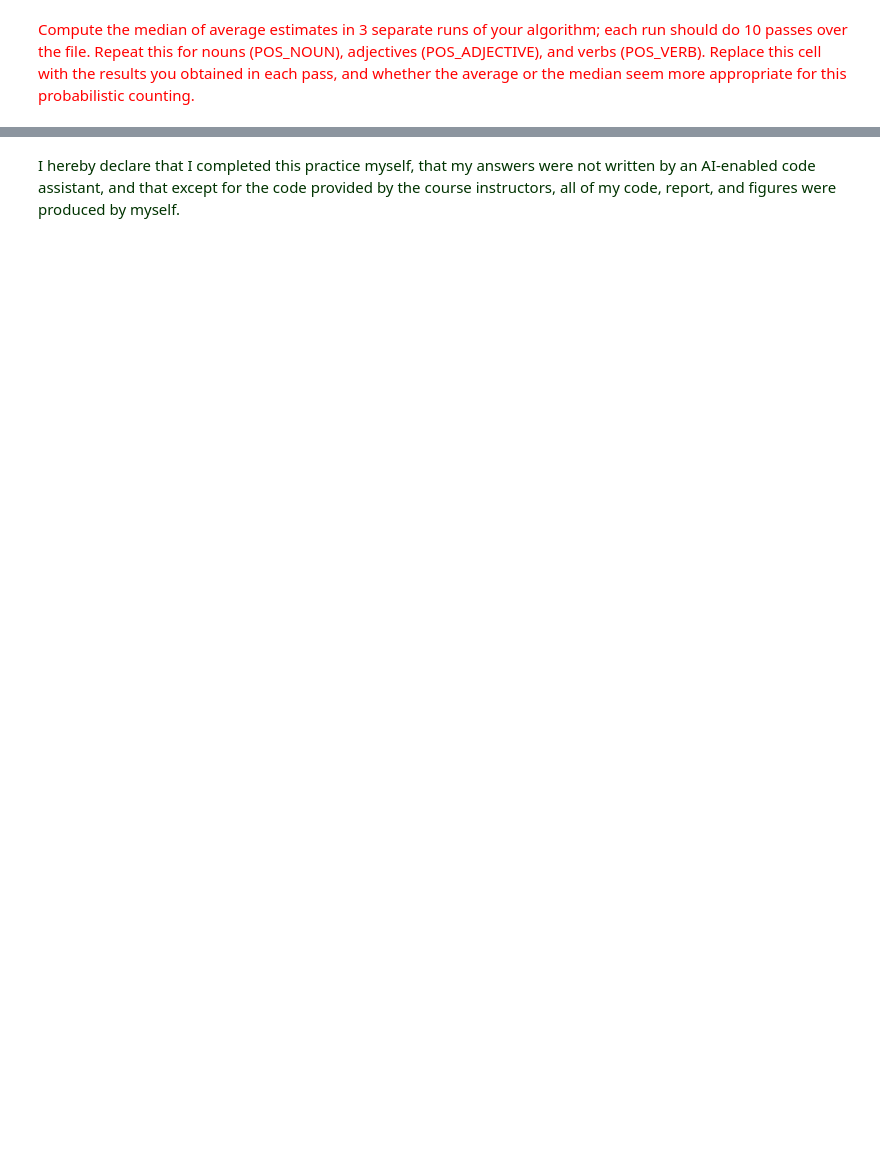
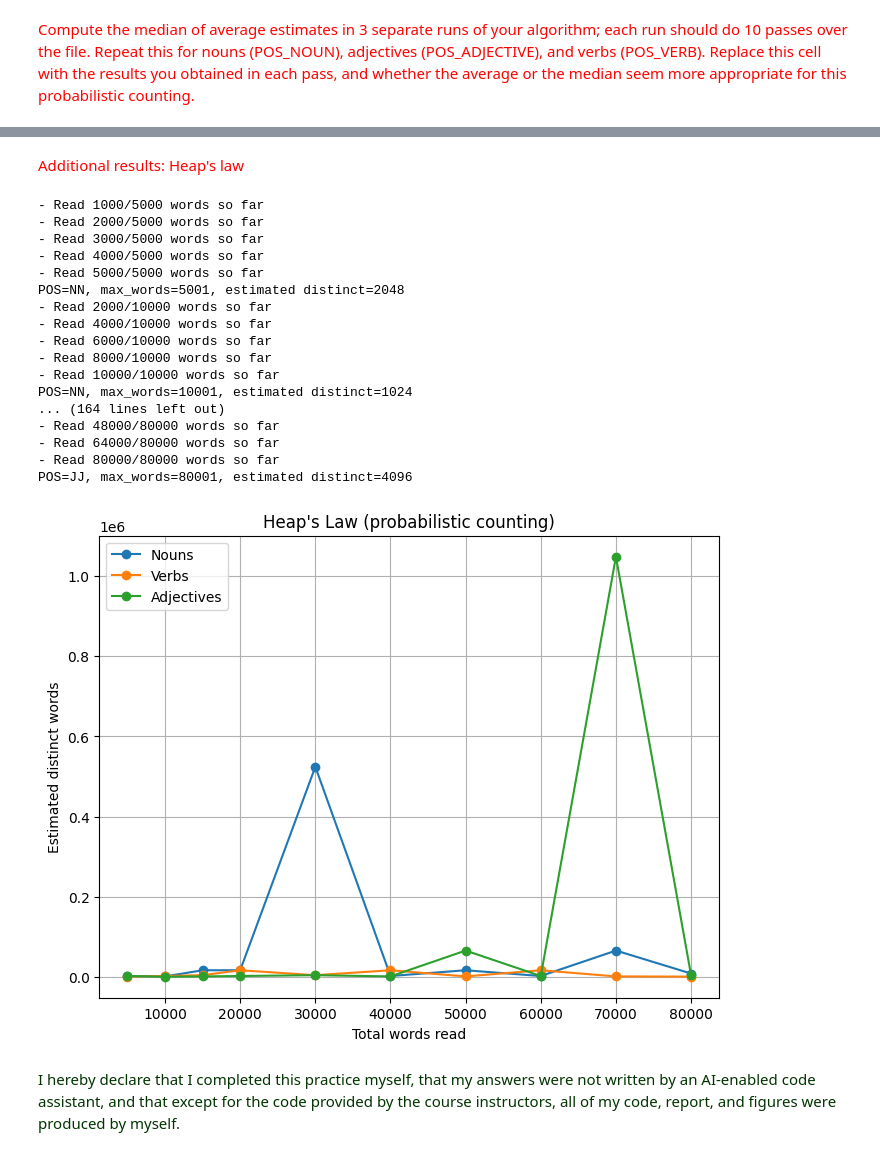
Before and after one commit to zsykk/datamining_2nd, a Jupyter notebook: ps08_data_streams.ipynb, the cells around one changed output, grey strips where cells are left out. Saved outputs shown, nothing was run; the diff lists cells and outputs as text; code cells hidden in the pictures; blank space fills up the shorter version.

```diff
--- a/ps08_data_streams.ipynb
+++ b/ps08_data_streams.ipynb
@@ -404,0 +289,17 @@ for i in range(number_of_passes):
+# %%
+number_of_passes = 5
+estimates = []
+
+for i in range(number_of_passes):
+    # YOUR_CODE_HERE: read the file and generate an estimate
+    userids = read_userids(INPUT_FILE)
+    max_trailing_zeros = 0
+    hash_function = random_hash_function() # hash function for each pass
+
+    for userid in userids:
+        hash_val = hash_function(userid)
+        num_zeros = count_trailing_zeroes(hash_val)
+        max_trailing_zeros = max(max_trailing_zeros, num_zeros)
+    estimate = 2 ** max_trailing_zeros
+    estimates.append(estimate)
+    print("Estimate on pass %d: %d distinct words" % (i+1, estimate))
@@ -436,2 +449,65 @@ Please note that using probabilistic counting means a substantial amount of nois
+# %% [markdown]
+<font size="+2" color="red">Additional results: Heap's law</font>
+# %%
+import matplotlib.pyplot as plt
+
+def heaps_law_experiment(pos_tag, max_words_list):
+    distinct_estimates = []
+
+    for max_words in max_words_list:
+        hash_function = random_hash_function()
+        max_trailing_zeros = 0
+        words_read_count = 0
+        words_read = read_by_parts_of_speech(INPUT_FILE, pos_tag, max_words)
+
+        for word in words_read:
+            words_read_count += 1
+            hash_val = hash_function(word)
+            num_zeros = count_trailing_zeroes(hash_val)
+            max_trailing_zeros = max(max_trailing_zeros, num_zeros)
+
+        estimate = 2 ** max_trailing_zeros
+        distinct_estimates.append((words_read_count, estimate))
+        print(f"POS={pos_tag}, max_words={words_read_count}, estimated distinct={estimate}")
+
+    return list(distinct_estimates)
+
+max_words = [5000, 10000, 15000, 20000, 30000, 40000, 50000, 60000, 70000, 80000]
+# max_words = [5000, 10000, 30000]
+pos_tags = {'Nouns': POS_NOUN, 'Verbs': POS_VERB, 'Adjectives': POS_ADJECTIVE}
+
+# --- Experiment & Plot ---
+plt.figure(figsize=(8,6))
+
+for label, pos_tag in pos_tags.items():
+    estimates = heaps_law_experiment(pos_tag, max_words)
+    words, distinct = zip(*estimates)
+    plt.plot(words, distinct, marker='o', label=label)
+
+plt.xlabel("Total words read")
+plt.ylabel("Estimated distinct words")
+plt.title("Heap's Law (probabilistic counting)")
+plt.legend()
+plt.grid(True)
+plt.show()
+# %% [output]
+- Read 1000/5000 words so far
+- Read 2000/5000 words so far
+- Read 3000/5000 words so far
+- Read 4000/5000 words so far
+- Read 5000/5000 words so far
+POS=NN, max_words=5001, estimated distinct=2048
+- Read 2000/10000 words so far
+- Read 4000/10000 words so far
+- Read 6000/10000 words so far
+- Read 8000/10000 words so far
+- Read 10000/10000 words so far
+POS=NN, max_words=10001, estimated distinct=1024
+... (164 lines left out)
+- Read 48000/80000 words so far
+- Read 64000/80000 words so far
+- Read 80000/80000 words so far
+POS=JJ, max_words=80001, estimated distinct=4096
+[figure, added]
 # %% [markdown]
 <font size="+2" color="#003300">I hereby declare that I completed this practice myself, that my answers were not written by an AI-enabled code assistant, and that except for the code provided by the course instructors, all of my code, report, and figures were produced by myself.</font>
```
Also changed, not shown: parts of 32 cells of this notebook.
